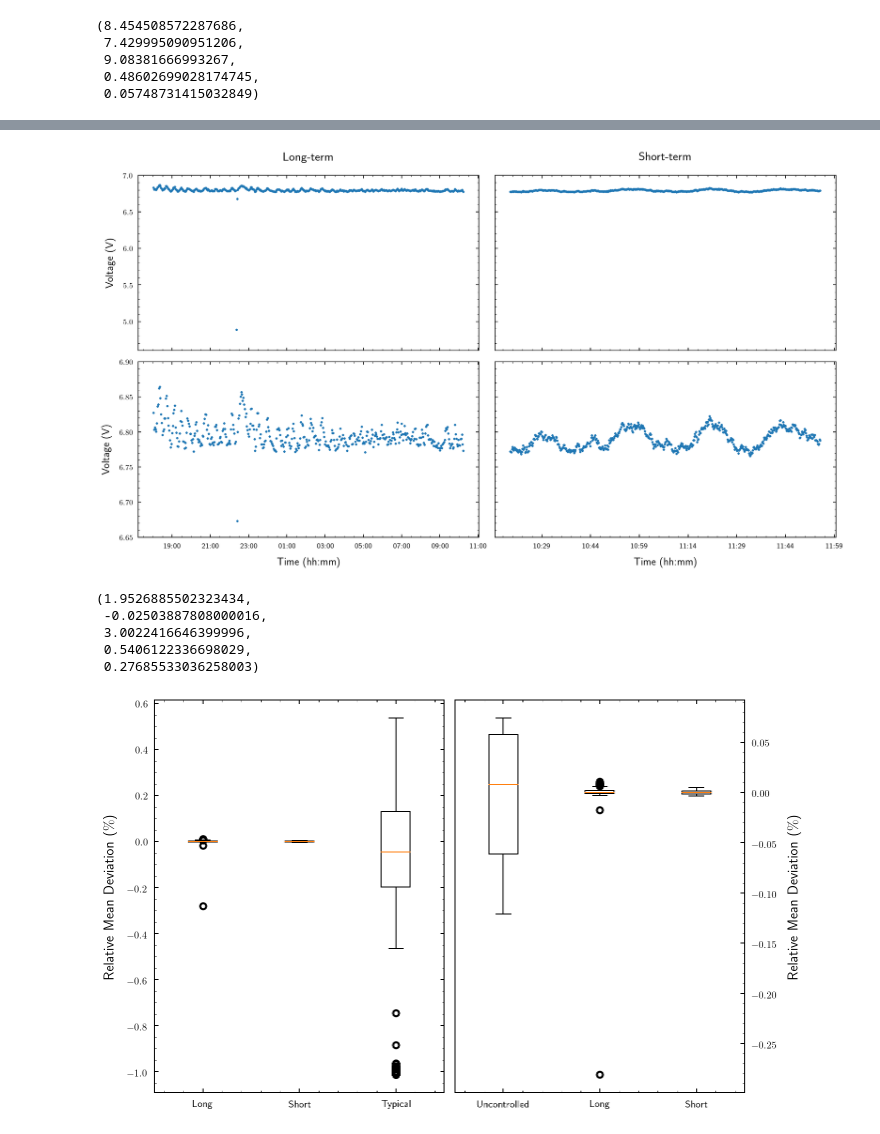
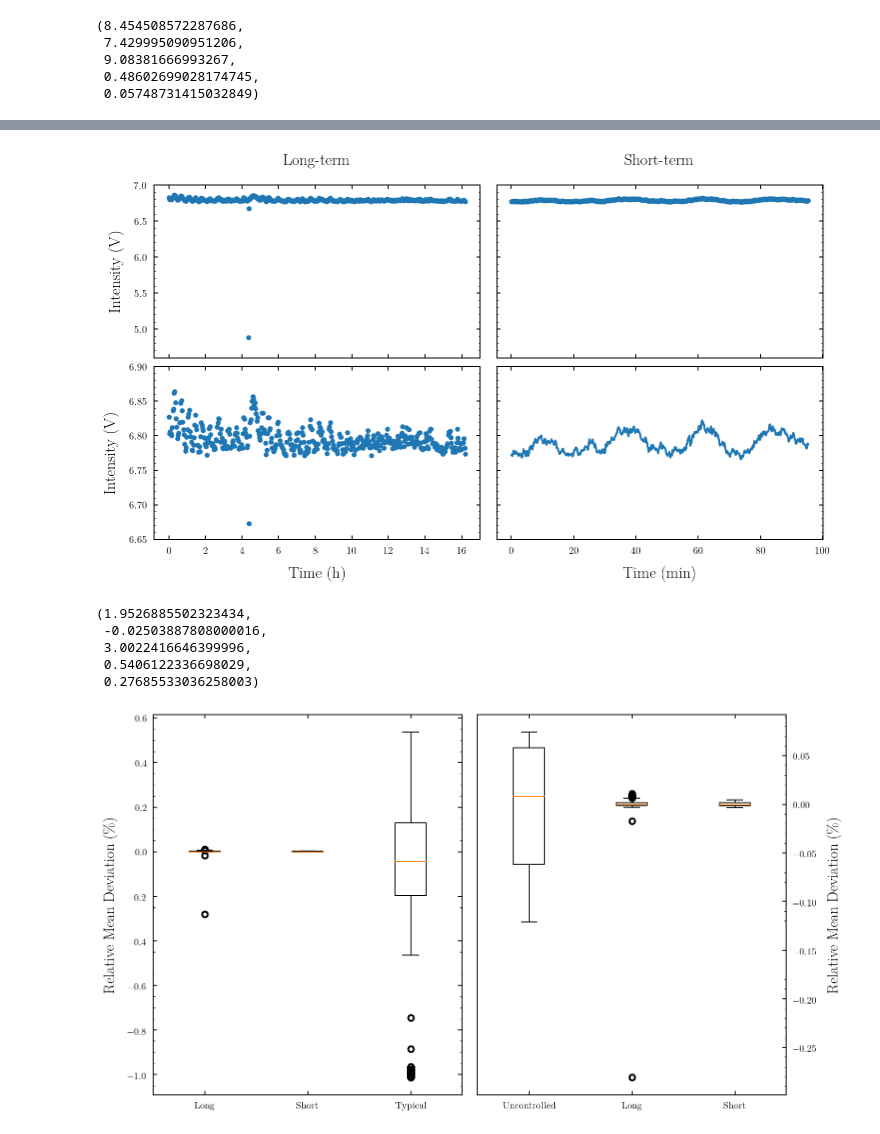
Before and after one commit to bodokaiser/bachelor-thesis, a Jupyter notebook: notebook/evaluation/intensity-control.ipynb, the cells around one changed output, grey strips where cells are left out. Saved outputs shown, nothing was run; the diff lists cells and outputs as text; code cells hidden in the pictures.

```diff
--- a/notebook/evaluation/intensity-control.ipynb
+++ b/notebook/evaluation/intensity-control.ipynb
@@ -10,8 +10,19 @@ import pandas as pd
 datadir = '../../dataset/intensity'
 figuredir = '../../figure/intensity/control'
 
+from matplotlib import pyplot as plt
 from matplotlib import dates as mdates
 
+cmap = plt.get_cmap('tab20c')
+
+def datetime_to_seconds(dt):
+    t = pd.DatetimeIndex(dt)
+
+    x = 24*60**2*t.day + t.hour * 60**2 + t.minute * 60 + t.second
+    x -= x.min()
+
+    return x
+
 os.makedirs(figuredir, exist_ok=True)
 # %%
 long = pd.read_hdf(os.path.join(datadir, 'control.h5'), 'long')
@@ -22,6 +33,10 @@ short.time = pd.to_datetime(short.time, format='%Y-%m-%d_%H%M%S')
 
 unctrl = pd.read_hdf(os.path.join(datadir, 'control.h5'), 'uncontrolled')
 unctrl.time = pd.to_datetime(unctrl.time, format='%Y-%m-%d_%H%M%S')
+
+long['seconds'] = datetime_to_seconds(long.time)
+short['seconds'] = datetime_to_seconds(short.time)
+unctrl['seconds'] = datetime_to_seconds(unctrl.time)
 # %%
 long.voltage.mean(), long.voltage.min(), long.voltage.max(), long.voltage.std(), long.voltage.std() / long.voltage.mean()
 # %% [output]
@@ -60,48 +77,47 @@ plt.show()
 # %%
-fig = plt.figure(figsize=(14, 8))
+fig = plt.figure(figsize=(12, 6))
 fig.autofmt_xdate()
 
 ax0 = fig.add_subplot(221)
 ax0.set_title('Long-term')
-ax0.plot(long.time.astype('O'), long.voltage, marker='x', markersize=2, linestyle='none')
+ax0.scatter(long.seconds / 60**2, long.voltage)
 ax0.set_ylim(4.6, 7)
 
 ax1 = fig.add_subplot(222)
 ax1.set_title('Short-term')
-ax1.plot(short.time.astype('O'), short.voltage, marker='x', markersize=2, linestyle='none')
+ax1.scatter(short.seconds / 60, short.voltage)
 ax1.set_ylim(4.6, 7)
 
 ax2 = fig.add_subplot(223)
-ax2.plot(long.time.astype('O'), long.voltage, marker='x', markersize=2, linestyle='none')
+ax2.scatter(long.seconds / 60**2, long.voltage)
 ax2.set_ylim(6.65, 6.9)
 
 ax3 = fig.add_subplot(224)
-ax3.plot(short.time.astype('O'), short.voltage, marker='x', markersize=2, linestyle='none')
+ax3.plot(short.seconds / 60, short.voltage)
 ax3.set_ylim(6.65, 6.9)
 
 ax2.get_shared_x_axes().join(ax0, ax2)
-ax2.set_xlabel('Time (hh:mm)')
-ax2.xaxis.set_major_formatter(mdates.DateFormatter('%H:%M'))
+ax2.set_xlabel(r'Time (\si{\hour})')
 ax0.set_xticklabels([])
 
 ax3.get_shared_x_axes().join(ax1, ax3)
-ax3.set_xlabel('Time (hh:mm)')
-ax3.xaxis.set_major_formatter(mdates.DateFormatter('%H:%M'))
+ax3.set_xlabel(r'Time (\si{\minute})')
 ax1.set_xticklabels([])
 
 ax0.get_shared_y_axes().join(ax0, ax1)
-ax0.set_ylabel('Voltage (V)')
+ax0.set_ylabel(r'Intensity (\si{\volt})')
 ax1.set_yticklabels([])
 
 ax2.get_shared_y_axes().join(ax2, ax3)
-ax2.set_ylabel('Voltage (V)')
+ax2.set_ylabel(r'Intensity (\si{\volt})')
 ax3.set_yticklabels([])
 
-plt.tight_layout()
+plt.subplots_adjust(top=.92, bottom=.1, hspace=.05, wspace=.05)
+plt.savefig(os.path.join(figuredir, 'long-short.pgf'))
 plt.savefig(os.path.join(figuredir, 'long-short.pdf'))
 plt.show()
 # %% [output]
-[figure, old version]
+[figure, new version]
 # %%
 df = pd.read_hdf(os.path.join(datadir, 'anticipated-frequency.h5'), 'vsweep')
 
@@ -130,7 +146,7 @@ U.mean(), U.min(), U.max(), U.std(), U.std() / U.mean()
  0.5406122336698029,
  0.27685533036258003)
 # %%
-fig, axes = plt.subplots(ncols=2, figsize=(10, 6))
+fig, axes = plt.subplots(ncols=2, figsize=(12, 6))
 
 axes[0].boxplot([U_l, U_s, U_t])
 axes[0].set_xticklabels(['Long', 'Short', 'Typical'])
@@ -143,8 +159,9 @@ axes[1].yaxis.tick_right()
 axes[1].yaxis.set_label_position('right')
 axes[1].set_ylabel(r'Relative Mean Deviation (\si{\percent})')
 
-plt.tight_layout()
+plt.subplots_adjust(top=.98, bottom=.05, hspace=.05, wspace=.05)
+plt.savefig(os.path.join(figuredir, 'relative-mean-deviation.pgf'))
 plt.savefig(os.path.join(figuredir, 'relative-mean-deviation.pdf'))
 plt.show()
 # %% [output]
-[figure, old version]
+[figure, new version]
```
Also changed, not shown: parts of 1 cell of this notebook, 47 other files.
